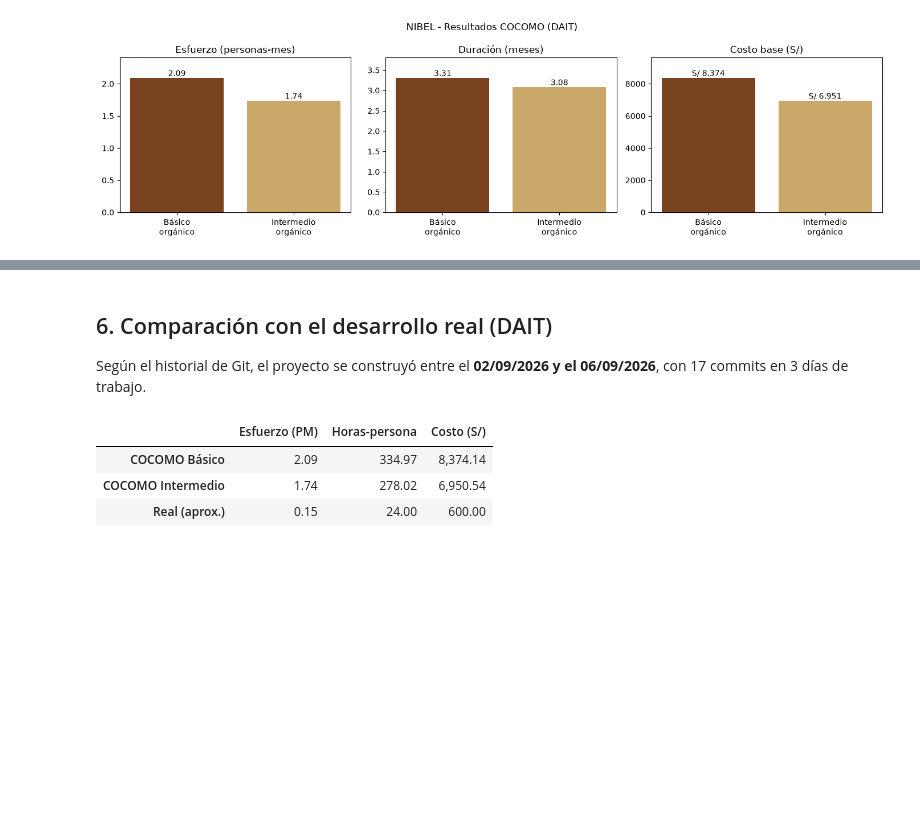
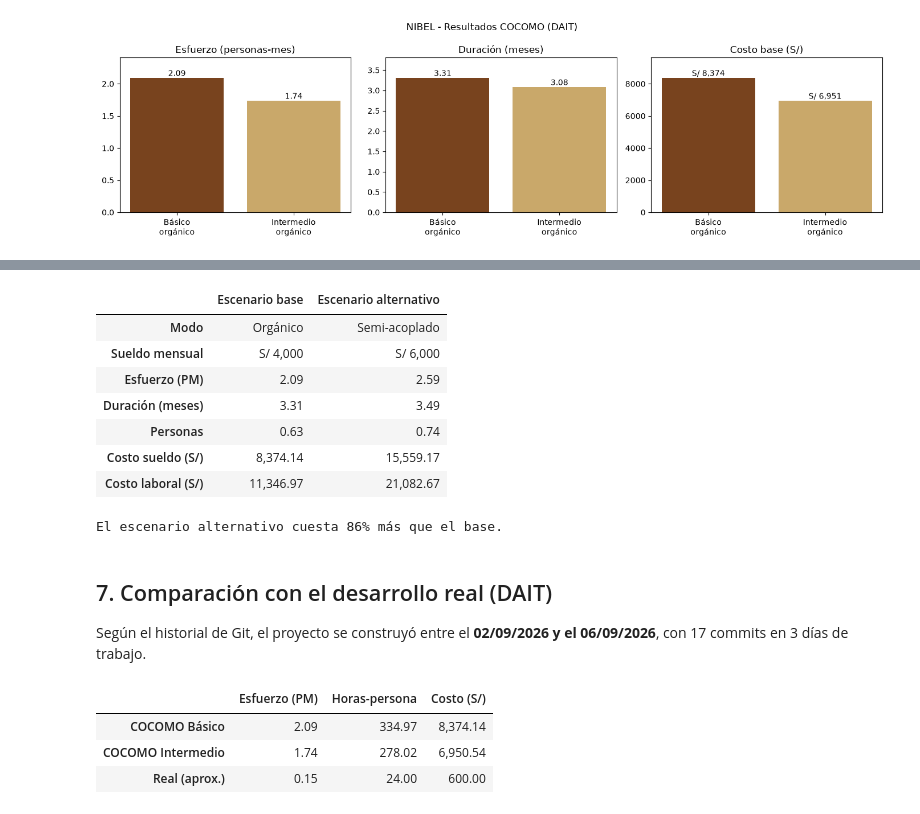
Before and after one commit to alexinofuente22-lang/nibel-ecommerce, a Jupyter notebook: docs/COCOMO_NIBEL_DAIT.ipynb, the cells around one changed output, grey strips where cells are left out. Cells and saved outputs as stored; diff of their text form; code cells hidden in the pictures; blank space fills up the shorter version.

```diff
--- a/docs/COCOMO_NIBEL_DAIT.ipynb
+++ b/docs/COCOMO_NIBEL_DAIT.ipynb
@@ -311,5 +312,24 @@ plt.show()
+# %%
+SUELDO_ALT = 6000
+E_ALT, D_ALT, P_ALT = basico.loc["Semi-acoplado"]
+escenarios = pd.DataFrame({
+    "Escenario base": ["Orgánico", f"S/ {SUELDO_BASE:,}", E_BAS, D_BAS, P_BAS, E_BAS * SUELDO_BASE, E_BAS * SUELDO_BASE * FACTOR_EMPLEADOR],
+    "Escenario alternativo": ["Semi-acoplado", f"S/ {SUELDO_ALT:,}", E_ALT, D_ALT, P_ALT, E_ALT * SUELDO_ALT, E_ALT * SUELDO_ALT * FACTOR_EMPLEADOR],
+}, index=["Modo", "Sueldo mensual", "Esfuerzo (PM)", "Duración (meses)", "Personas", "Costo sueldo (S/)", "Costo laboral (S/)"])
+display(escenarios)
+print(f"El escenario alternativo cuesta {E_ALT * SUELDO_ALT / (E_BAS * SUELDO_BASE) - 1:.0%} más que el base.")
+# %% [output]
+|  | Escenario base | Escenario alternativo |
+| Modo | Orgánico | Semi-acoplado |
+| Sueldo mensual | S/ 4,000 | S/ 6,000 |
+| Esfuerzo (PM) | 2.09 | 2.59 |
+| Duración (meses) | 3.31 | 3.49 |
+| Personas | 0.63 | 0.74 |
+| Costo sueldo (S/) | 8,374.14 | 15,559.17 |
+| Costo laboral (S/) | 11,346.97 | 21,082.67 |
+El escenario alternativo cuesta 86% más que el base.
 # %% [markdown]
-## 6. Comparación con el desarrollo real (DAIT)
+## 7. Comparación con el desarrollo real (DAIT)
 Según el historial de Git, el proyecto se construyó entre el **02/09/2026 y el 06/09/2026**, con 17 commits en 3 días de trabajo.
 # %%
 DIAS_REALES = 3                 # DAIT: días con commits (02, 05 y 06 de septiembre de 2026)
```
Also changed, not shown: parts of 3 cells of this notebook, 7 other files.
